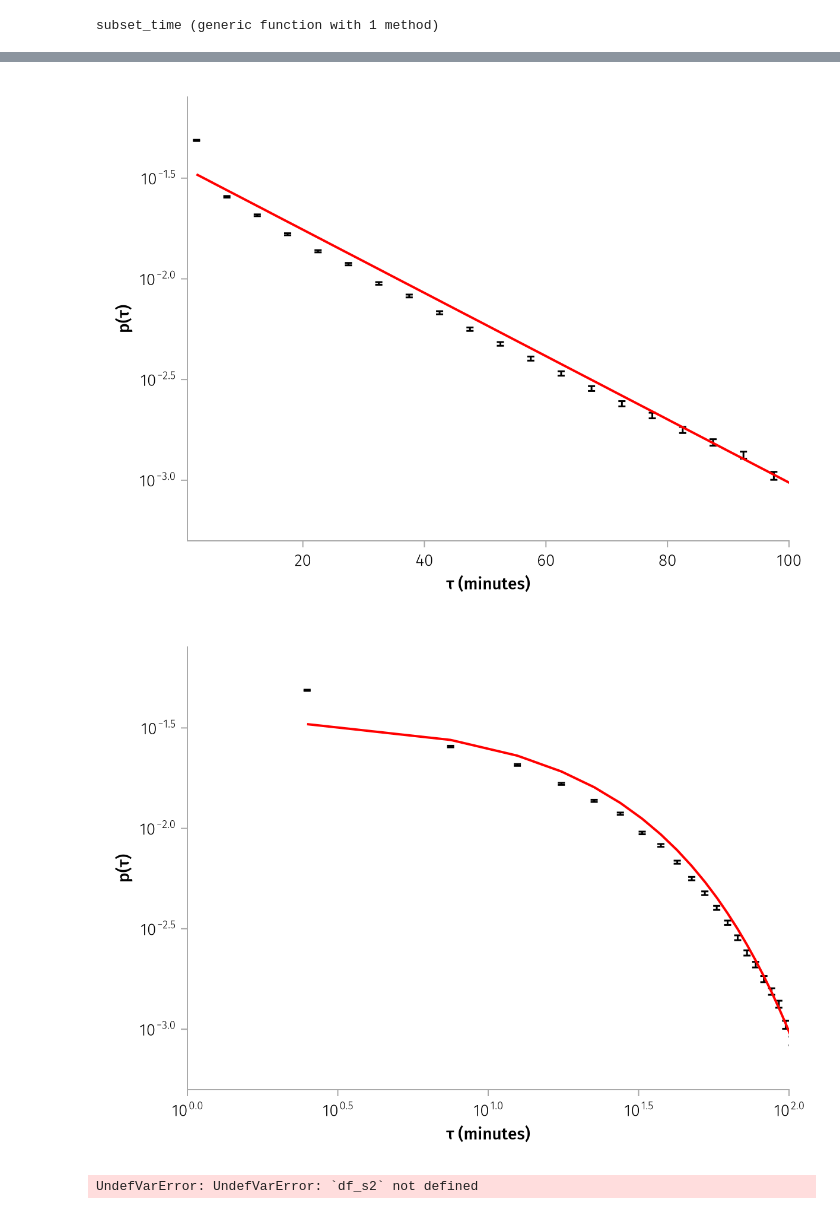
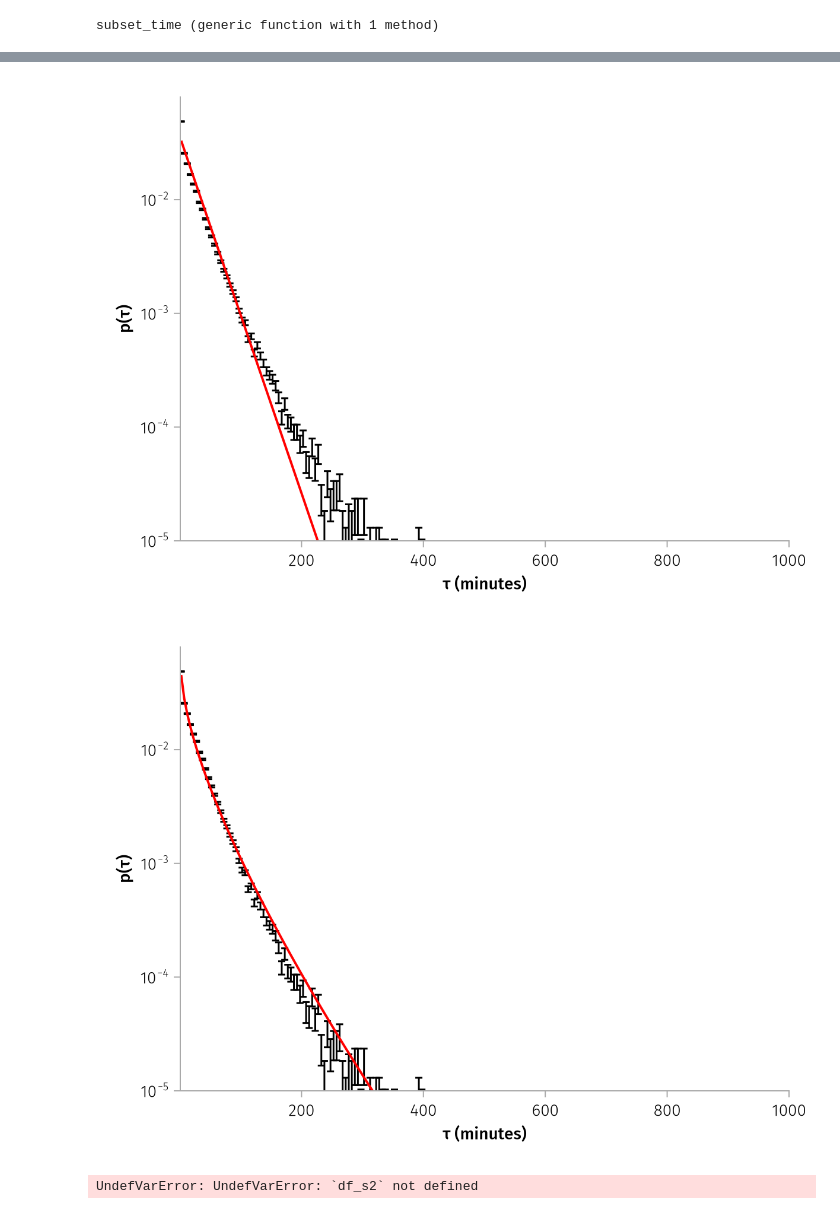
Before and after one commit to Beforerr/ids_spatial_evolution_juno, a Jupyter notebook: notebooks/02_waiting_time.ipynb, the cells around one changed output, grey strips where cells are left out. Cells and saved outputs as stored; diff of their text form; code cells hidden in the pictures.

Commit message:
update: waiting time analysis

```diff
--- a/notebooks/02_waiting_time.ipynb
+++ b/notebooks/02_waiting_time.ipynb
@@ -45,28 +31,0 @@ waiting_time (generic function with 1 method)
-# %%
-using FHist
-using Distributions
-
-
-"""
-Plot the waiting time distribution of the data
-"""
-function plot_wt_pdf(τ; step = 5, xscale = identity)
-    binedges = 0:step:maximum(τ)
-
-    h = Hist1D(τ; binedges=binedges)
-    h = normalize(h)
-    d = fit(Exponential, τ)
-
-    x = bincenters(h)
-    y = pdf(d, x)
-
-    f = Figure()
-    ax = Axis(f[1, 1], yscale=log10, xscale=xscale, xlabel="τ (minutes)", ylabel="p(τ)")
-    errorbars!(ax, h; color=:black, whiskerwidth=6)
-    # plot the fit
-    lines!(ax, x, y, color = :red, linewidth = 2)
-
-    xlims!(ax, 1, 100)
-    ylims!(ax, 5e-4, 8e-2)
-    f
-end
@@ -92,0 +44,13 @@ display.(fgs);
+# %%
+using Distributions
+
+function plot_wt_pdf_lim(
+    df;
+    kwargs...
+)
+    f = plot_wt_pdf(df; kwargs...)
+    xlims!(1, 1000)
+    # ylims!(5e-4, 8e-2)
+    ylims!(1e-5, 8e-2)
+    return f
+end
@@ -93,10 +74,10 @@ display.(fgs);
 # %%
-f1 = plot_wt_pdf(df |> waiting_time)
-f2 = plot_wt_pdf(df |> waiting_time, xscale = log10)
+f1 = plot_wt_pdf_lim(df)
+f2 = plot_wt_pdf_lim(df, dist=Weibull)
 display.([f1, f2]);
 # %% [output]
-[figure, old version]
+[figure, new version]
-[figure, old version]
+[figure, new version]
 # %%
 f1 = plot_wt_pdf(df_s2 |> waiting_time)
 f2 = plot_wt_pdf(df_s2 |> waiting_time, xscale = log10)
```
Also changed, not shown: parts of 9 cells of this notebook.
